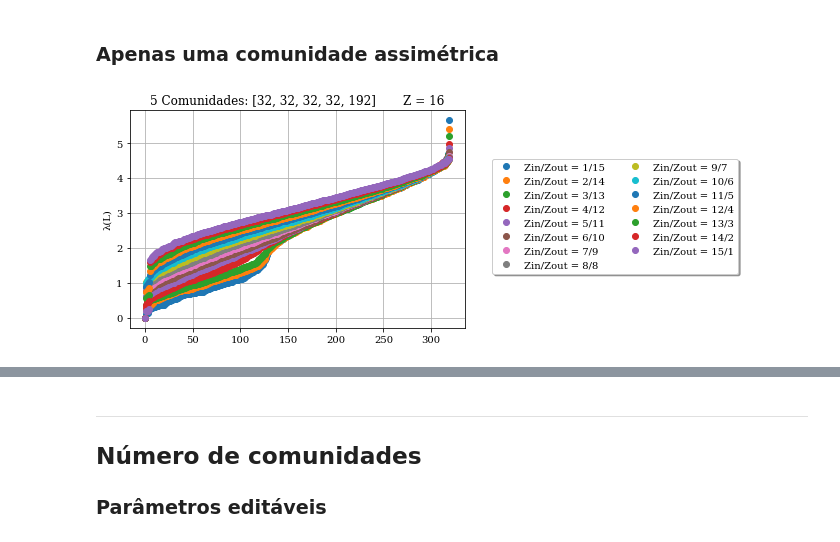
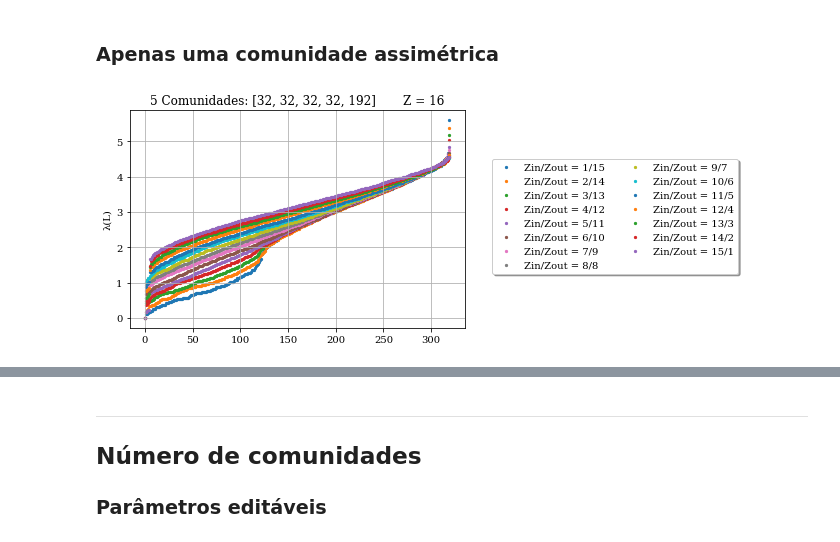
Before and after one commit to gitoso-College-Projects-ITA-2021/CT-236, a Jupyter notebook: Lab3/girvan-newman.ipynb, the cells around one changed output, grey strips where cells are left out. Saved outputs shown, nothing was run; the diff lists cells and outputs as text; code cells hidden in the pictures.

```diff
--- a/Lab3/girvan-newman.ipynb
+++ b/Lab3/girvan-newman.ipynb
@@ -206,7 +290,7 @@ while z_in < Z:
 
 for value in eig_values:
     idx = [*range(len(value))]
-    plt.plot(idx, value, 'o')
+    plt.scatter(idx, value, s=5)
 
 #plt.title("Coeficiente de agrupamento (CC) em função de n^(-3/4)")
 plt.ylabel("λ(L)")
@@ -278,7 +362,7 @@ while z_in < Z:
 
 for value in eig_values:
     idx = [*range(len(value))]
-    plt.plot(idx, value, 'o')
+    plt.scatter(idx, value, s=5)
 
 #plt.title("Coeficiente de agrupamento (CC) em função de n^(-3/4)")
 plt.ylabel("λ(L)")
@@ -350,7 +434,7 @@ while z_in < Z:
 
 for value in eig_values:
     idx = [*range(len(value))]
-    plt.plot(idx, value, 'o')
+    plt.scatter(idx, value, s=5)
 
 #plt.title("Coeficiente de agrupamento (CC) em função de n^(-3/4)")
 plt.ylabel("λ(L)")
@@ -422,7 +506,7 @@ while z_in < Z:
 
 for value in eig_values:
     idx = [*range(len(value))]
-    plt.plot(idx, value, 'o')
+    plt.scatter(idx, value, s=5)
 
 #plt.title("Coeficiente de agrupamento (CC) em função de n^(-3/4)")
 plt.ylabel("λ(L)")
@@ -480,35 +564,35 @@ while z_in < Z:
         avg_w += w
         avg_fid += w[1]
 
     # Calcula a média das simulações
     avg_w = avg_w / num_simulations
     avg_fid = avg_fid / num_simulations
     eig_values.append(avg_w)
     fiedler_values.append(avg_fid)
 
     # Legenda
     subtitles.append('Zin/Zout = ' + str(z_in) + '/' + str(z_out))
 
     z_in += 1
     z_out -= 1
 
 for value in eig_values:
     idx = [*range(len(value))]
-    plt.plot(idx, value, 'o')
+    plt.scatter(idx, value, s=5)
 
 #plt.title("Coeficiente de agrupamento (CC) em função de n^(-3/4)")
 plt.ylabel("λ(L)")
 
 # Style
 plt.rcParams["font.family"] = "serif"
 plt.grid(True)
 plt.legend(subtitles, loc='upper center', bbox_to_anchor=(1.45, 0.8), shadow=True, ncol=2)
 plt.title(str(len(size)) + " Comunidades: " + str(size) + "       Z = " + str(Z))
 
 plt.savefig('plots/ratio-5c-assim1.png', dpi=400, bbox_inches="tight")
 plt.show()
 # %% [output]
-[figure, old version]
+[figure, new version]
 # %%
 plt.plot(ratio, fiedler_values, 'o')
 
```
Also changed, not shown: parts of 32 cells of this notebook, 23 other files.
